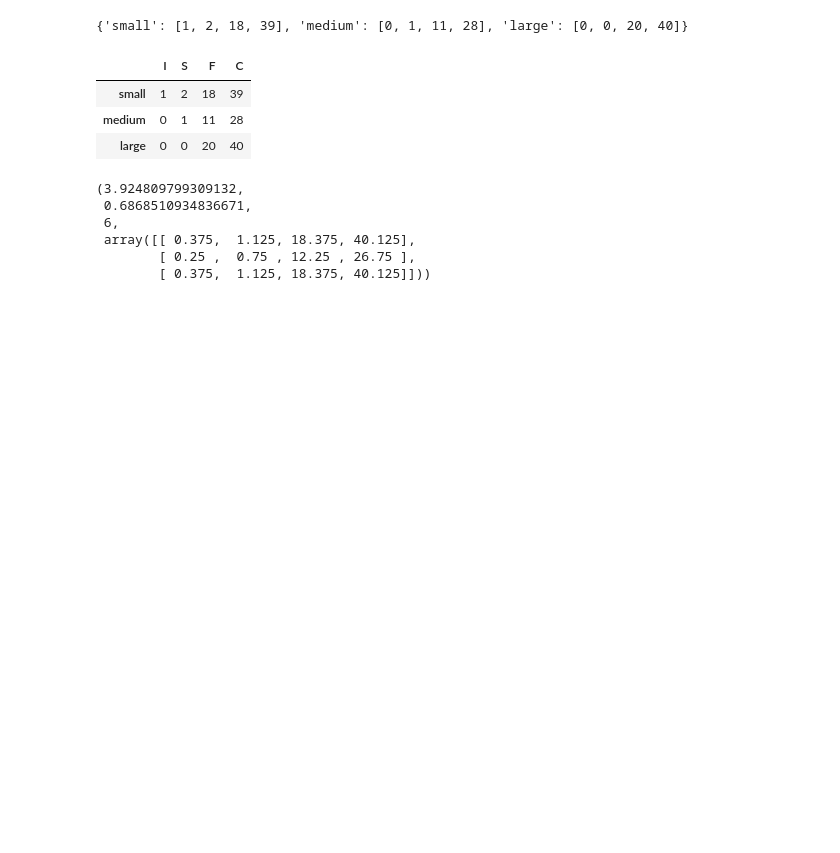
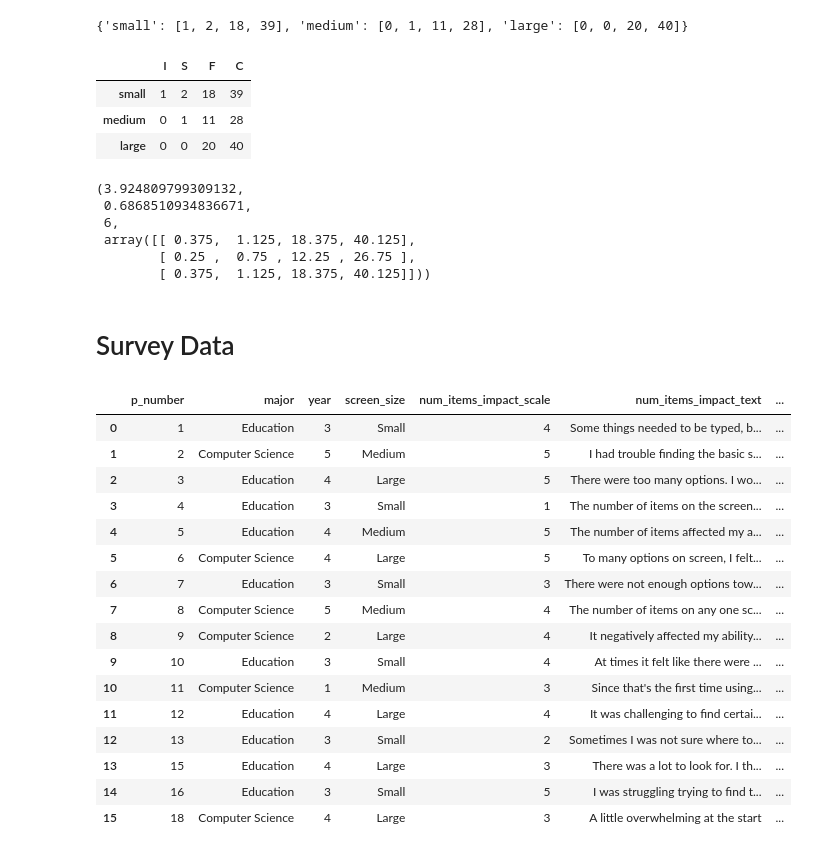
Before and after one commit to BladeF/Thesis-Data-Analysis, a Jupyter notebook: notebooks/data_analysis.ipynb, the cells around one changed output. Drawn from its saved outputs; the diff is of its cells as text; code cells hidden in the pictures; blank space fills up the shorter version.

```diff
--- a/notebooks/data_analysis.ipynb
+++ b/notebooks/data_analysis.ipynb
@@ -505,3 +505,26 @@ stats.chi2_contingency(df)
  array([[ 0.375,  1.125, 18.375, 40.125],
         [ 0.25 ,  0.75 , 12.25 , 26.75 ],
         [ 0.375,  1.125, 18.375, 40.125]]))
+# %% [markdown]
+# Survey Data #
+# %%
+survey_data = pd.read_csv('../data/processed/survey_data.csv')
+survey_data
+# %% [output]
+|  | p_number | major | year | screen_size | num_items_impact_scale | num_items_impact_text | ... |
+| 0 | 1 | Education | 3 | Small | 4 | Some things needed to be typed, b... | ... |
+| 1 | 2 | Computer Science | 5 | Medium | 5 | I had trouble finding the basic s... | ... |
+| 2 | 3 | Education | 4 | Large | 5 | There were too many options. I wo... | ... |
+| 3 | 4 | Education | 3 | Small | 1 | The number of items on the screen... | ... |
+| 4 | 5 | Education | 4 | Medium | 5 | The number of items affected my a... | ... |
+| 5 | 6 | Computer Science | 4 | Large | 5 | To many options on screen, I felt... | ... |
+| 6 | 7 | Education | 3 | Small | 3 | There were not enough options tow... | ... |
+| 7 | 8 | Computer Science | 5 | Medium | 4 | The number of items on any one sc... | ... |
+| 8 | 9 | Computer Science | 2 | Large | 4 | It negatively affected my ability... | ... |
+| 9 | 10 | Education | 3 | Small | 4 | At times it felt like there were ... | ... |
+| 10 | 11 | Computer Science | 1 | Medium | 3 | Since that's the first time using... | ... |
+| 11 | 12 | Education | 4 | Large | 4 | It was challenging to find certai... | ... |
+| 12 | 13 | Education | 3 | Small | 2 | Sometimes I was not sure where to... | ... |
+| 13 | 15 | Education | 4 | Large | 3 | There was a lot to look for. I th... | ... |
+| 14 | 16 | Education | 3 | Small | 5 | I was struggling trying to find t... | ... |
+| 15 | 18 | Computer Science | 4 | Large | 3 | A little overwhelming at the start | ... |
```
Also changed, not shown: parts of 7 cells of this notebook, 2 other files.
